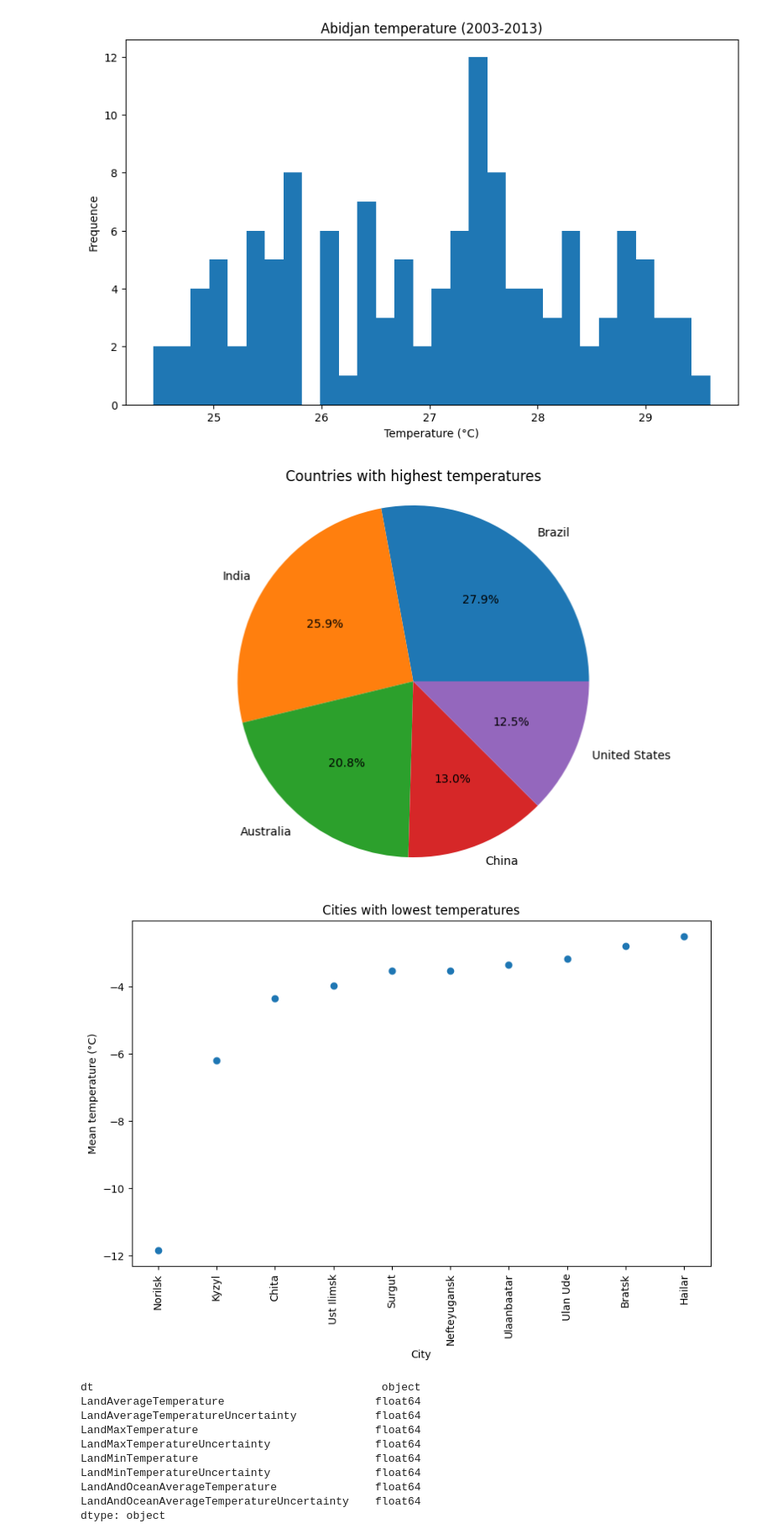
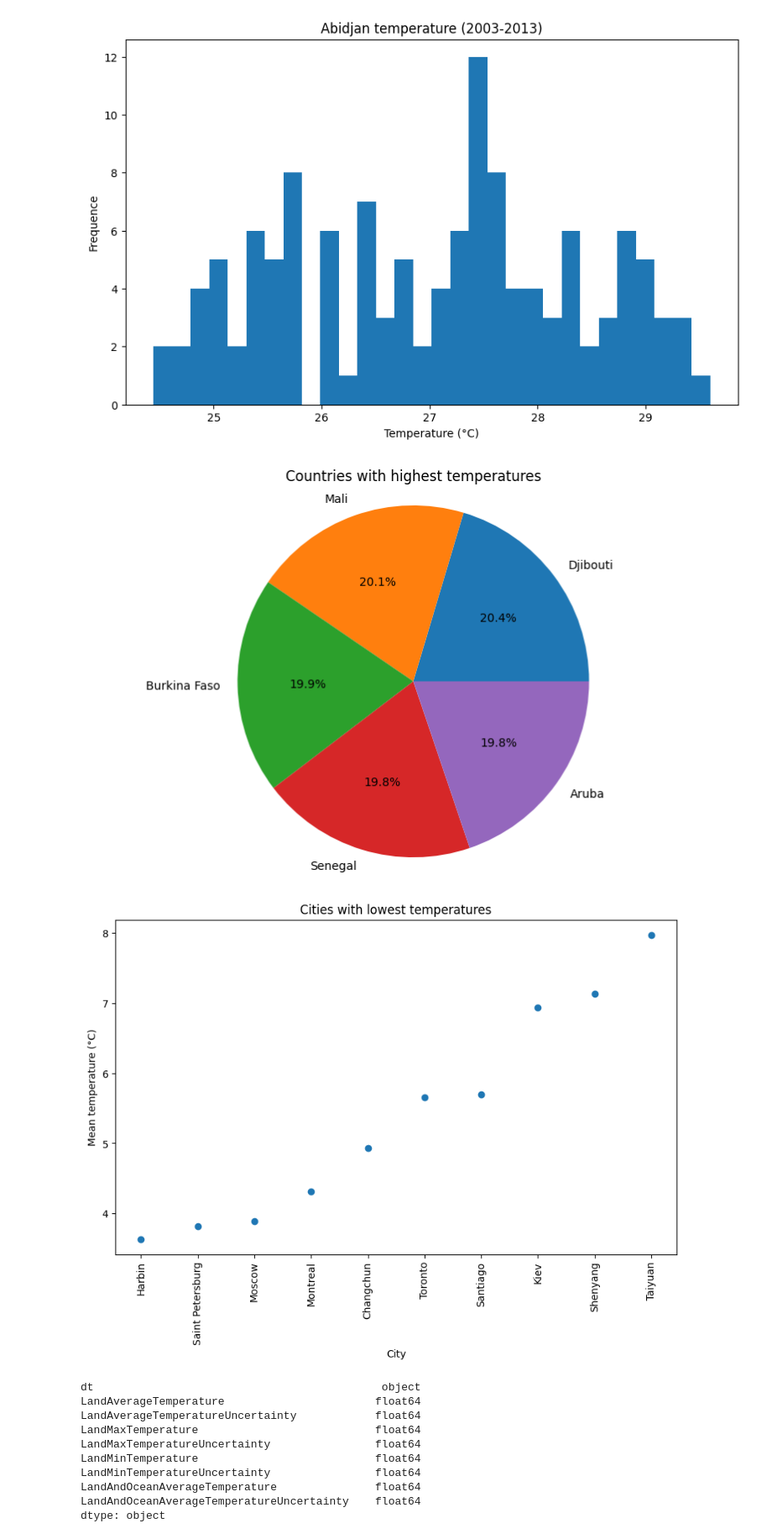
Before and after one commit to Laureoby/global_temperature, a Jupyter notebook: Global_temperature.ipynb, the cells around one changed output. Shown at 84% size. Cells and saved outputs as stored; diff of their text form; code cells hidden in the pictures.

```diff
--- a/Global_temperature.ipynb
+++ b/Global_temperature.ipynb
@@ -179,7 +133,7 @@ plt.show()
 # %%
 #We want to know countries which have the hoghest temperatures and see result in circular diagram
 #We calculate mean temperature for each country
-country_temp = temp_by_state.groupby('Country')['AverageTemperature'].mean().sort_values(ascending=False)
+country_temp = temp_by_country.groupby('Country')['AverageTemperature'].mean().sort_values(ascending=False)
 
 #We select five countries with highest temperatures
 top_countries = country_temp.head(5).index
@@ -191,24 +145,24 @@ plt.title('Countries with highest temperatures')
 plt.axis('equal') #we want to obtain perfect circle
 plt.show()
 # %% [output]
-[figure, old version]
+[figure, new version]
 # %%
 #We want to know cities with the lowest temperatures
-city_temp = temp_by_city.groupby('City')['AverageTemperature'].mean().sort_values(ascending=True)
+city_temp = temp_by_major_city.groupby('City')['AverageTemperature'].mean().sort_values(ascending=True)
 
 #We select five countries with lowest temperatures
 top_countries = city_temp.head(10).index
 
 #We create
 plt.figure(figsize=(10, 6))
 plt.scatter(range(len(top_countries)), city_temp[top_countries])
 plt.xticks(range(len(top_countries)), top_countries, rotation=90)
 plt.xlabel('City')
 plt.ylabel('Mean temperature (°C)')
 plt.title('Cities with lowest temperatures')
 plt.show()
 # %% [output]
-[figure, old version]
+[figure, new version]
 # %%
 #We should convert values into right one for have correlation matrix
 global_temp.dtypes
```
Also changed, not shown: parts of 10 cells of this notebook.
